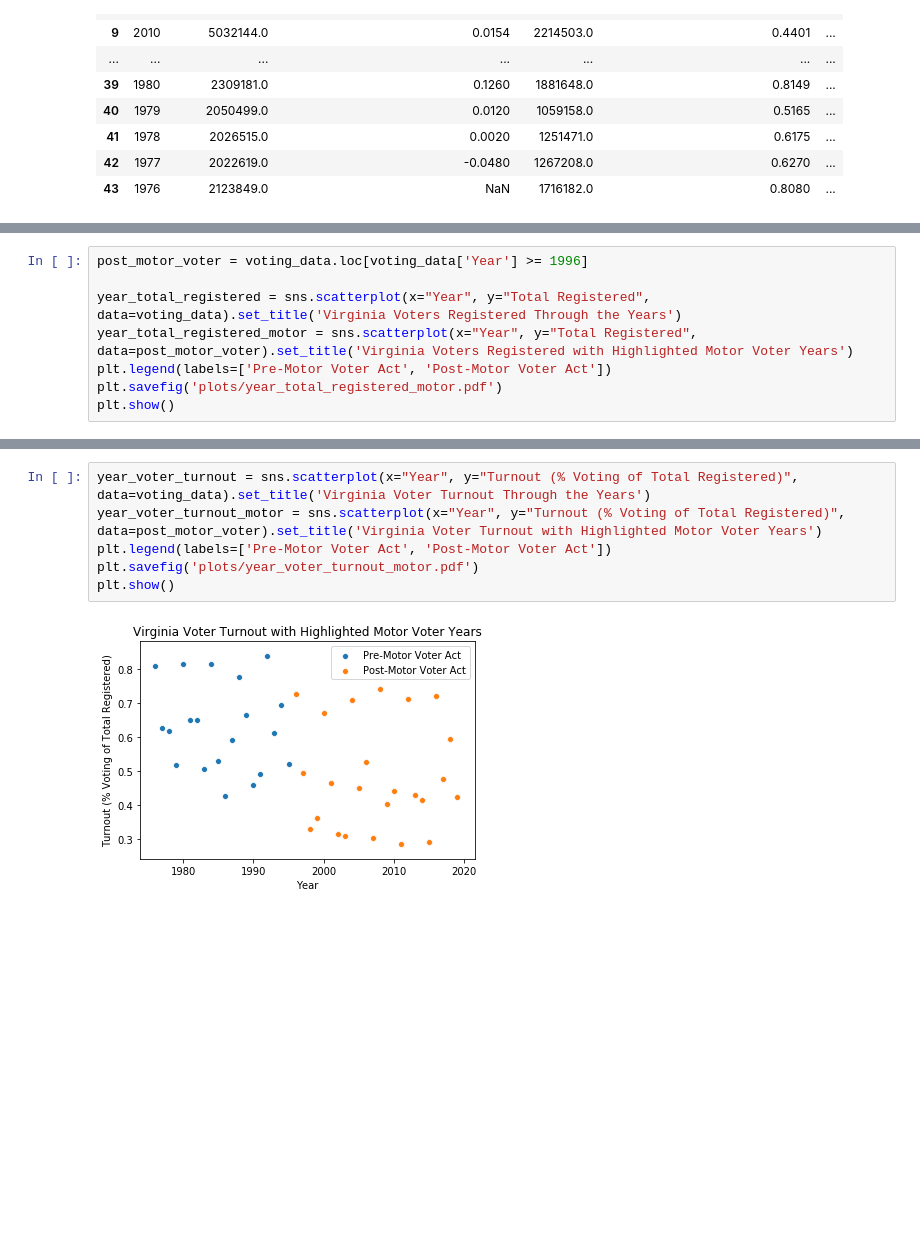
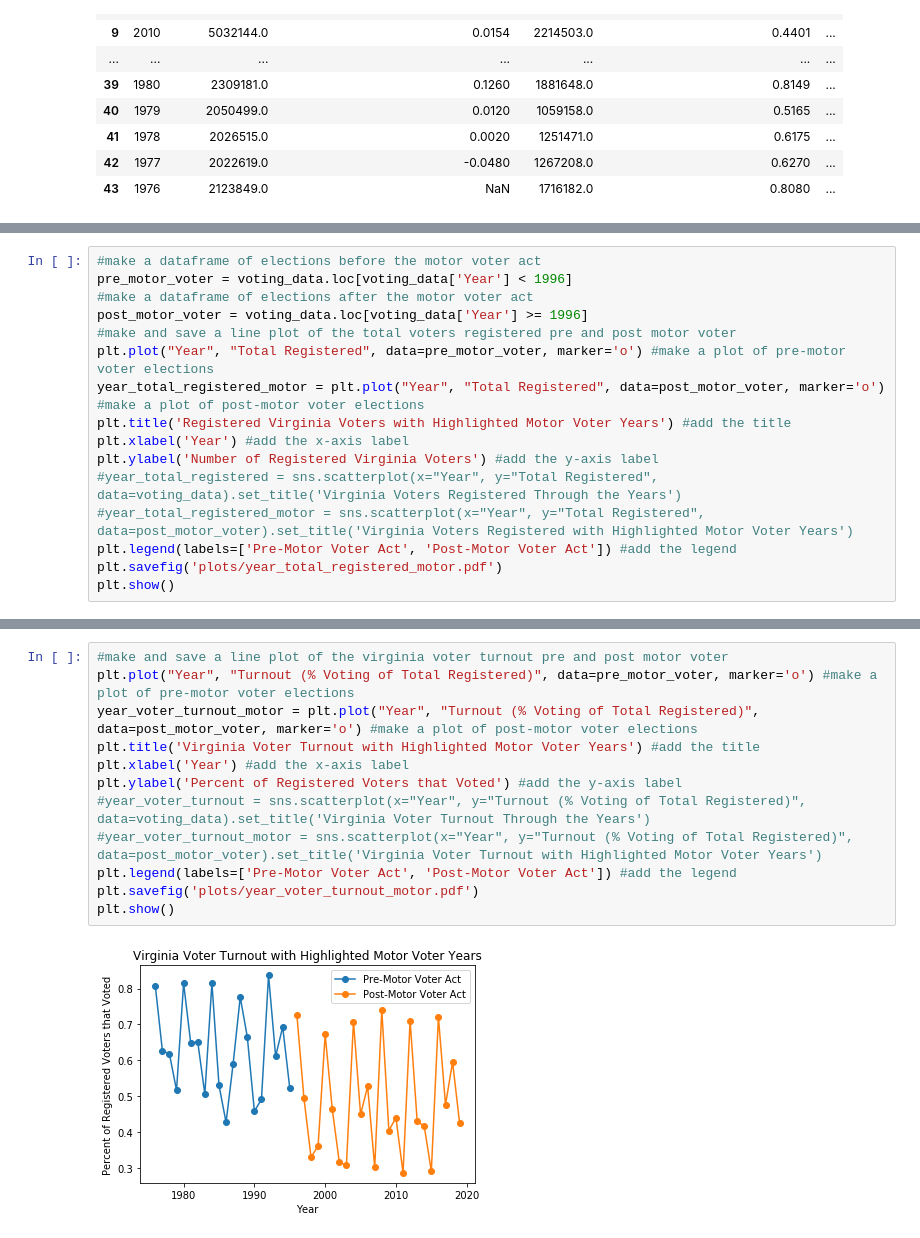
Before and after one commit to hannahfrederickcpsc/CS-5010-PROJECT-PYTHON, a Jupyter notebook: data_graphing.ipynb, the cells around one changed output, grey strips where cells are left out. Drawn from its saved outputs; the diff is of its cells as text; blank space fills up the shorter version.

```diff
--- a/data_graphing.ipynb
+++ b/data_graphing.ipynb
@@ -95,9 +222,17 @@ plt.show()
 # %%
+#make a dataframe of elections before the motor voter act
+pre_motor_voter = voting_data.loc[voting_data['Year'] < 1996]
+#make a dataframe of elections after the motor voter act
 post_motor_voter = voting_data.loc[voting_data['Year'] >= 1996]
-
-year_total_registered = sns.scatterplot(x="Year", y="Total Registered", data=voting_data).set_title('Virginia Voters Registered Through the Years')
-year_total_registered_motor = sns.scatterplot(x="Year", y="Total Registered", data=post_motor_voter).set_title('Virginia Voters Registered with Highlighted Motor Voter Years')
-plt.legend(labels=['Pre-Motor Voter Act', 'Post-Motor Voter Act'])
+#make and save a line plot of the total voters registered pre and post motor voter
+plt.plot("Year", "Total Registered", data=pre_motor_voter, marker='o') #make a plot of pre-motor voter elections
+year_total_registered_motor = plt.plot("Year", "Total Registered", data=post_motor_voter, marker='o') #make a plot of post-motor voter elections
+plt.title('Registered Virginia Voters with Highlighted Motor Voter Years') #add the title
+plt.xlabel('Year') #add the x-axis label
+plt.ylabel('Number of Registered Virginia Voters') #add the y-axis label
+#year_total_registered = sns.scatterplot(x="Year", y="Total Registered", data=voting_data).set_title('Virginia Voters Registered Through the Years')
+#year_total_registered_motor = sns.scatterplot(x="Year", y="Total Registered", data=post_motor_voter).set_title('Virginia Voters Registered with Highlighted Motor Voter Years')
+plt.legend(labels=['Pre-Motor Voter Act', 'Post-Motor Voter Act']) #add the legend
 plt.savefig('plots/year_total_registered_motor.pdf')
 plt.show()
 # %% [output]
@@ -121,8 +268,14 @@ plt.show()
 # %%
-year_voter_turnout = sns.scatterplot(x="Year", y="Turnout (% Voting of Total Registered)", data=voting_data).set_title('Virginia Voter Turnout Through the Years')
-year_voter_turnout_motor = sns.scatterplot(x="Year", y="Turnout (% Voting of Total Registered)", data=post_motor_voter).set_title('Virginia Voter Turnout with Highlighted Motor Voter Years')
-plt.legend(labels=['Pre-Motor Voter Act', 'Post-Motor Voter Act'])
+#make and save a line plot of the virginia voter turnout pre and post motor voter
+plt.plot("Year", "Turnout (% Voting of Total Registered)", data=pre_motor_voter, marker='o') #make a plot of pre-motor voter elections
+year_voter_turnout_motor = plt.plot("Year", "Turnout (% Voting of Total Registered)", data=post_motor_voter, marker='o') #make a plot of post-motor voter elections
+plt.title('Virginia Voter Turnout with Highlighted Motor Voter Years') #add the title
+plt.xlabel('Year') #add the x-axis label
+plt.ylabel('Percent of Registered Voters that Voted') #add the y-axis label
+#year_voter_turnout = sns.scatterplot(x="Year", y="Turnout (% Voting of Total Registered)", data=voting_data).set_title('Virginia Voter Turnout Through the Years')
+#year_voter_turnout_motor = sns.scatterplot(x="Year", y="Turnout (% Voting of Total Registered)", data=post_motor_voter).set_title('Virginia Voter Turnout with Highlighted Motor Voter Years')
+plt.legend(labels=['Pre-Motor Voter Act', 'Post-Motor Voter Act']) #add the legend
 plt.savefig('plots/year_voter_turnout_motor.pdf')
 plt.show()
 # %% [output]
-[figure, old version]
+[figure, new version]
```
Also changed, not shown: parts of 23 cells of this notebook, 13 other files.
